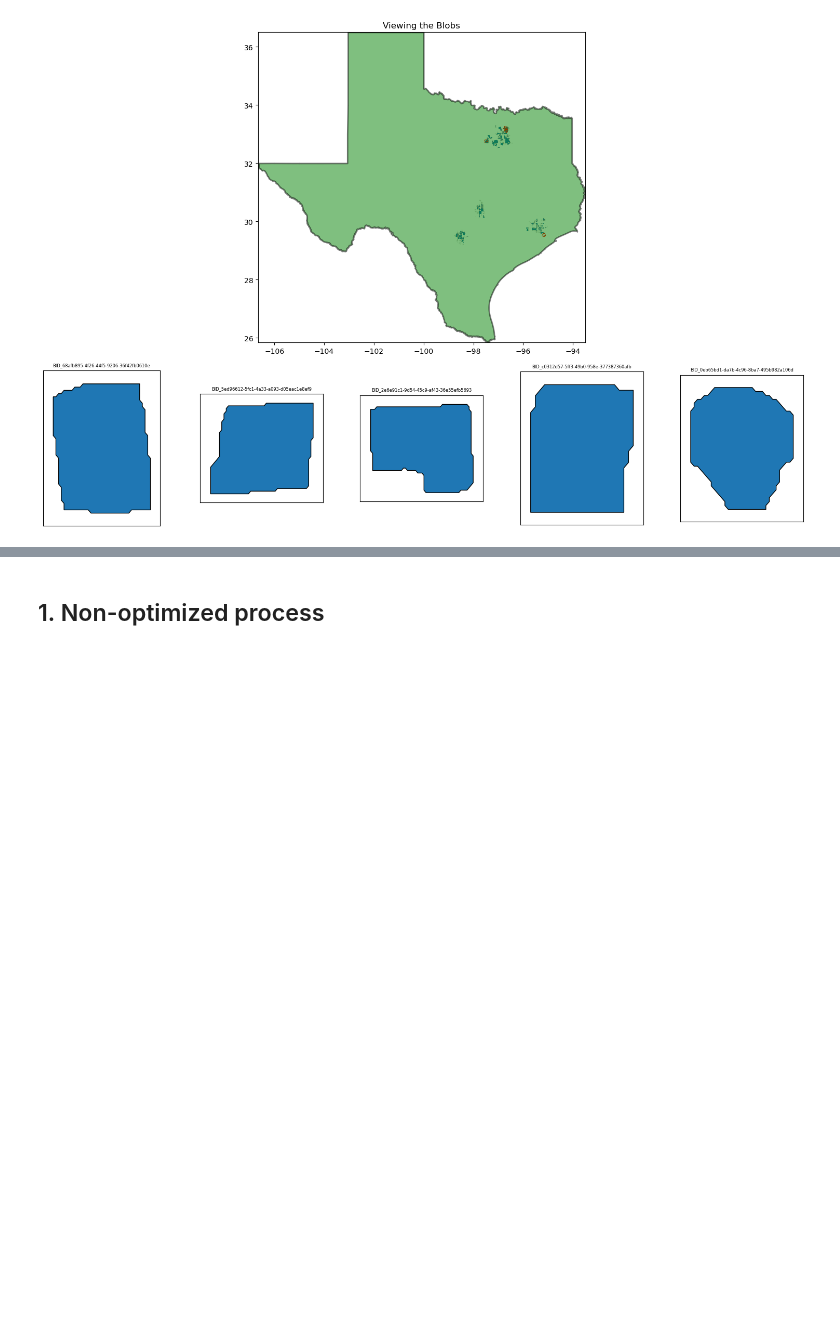
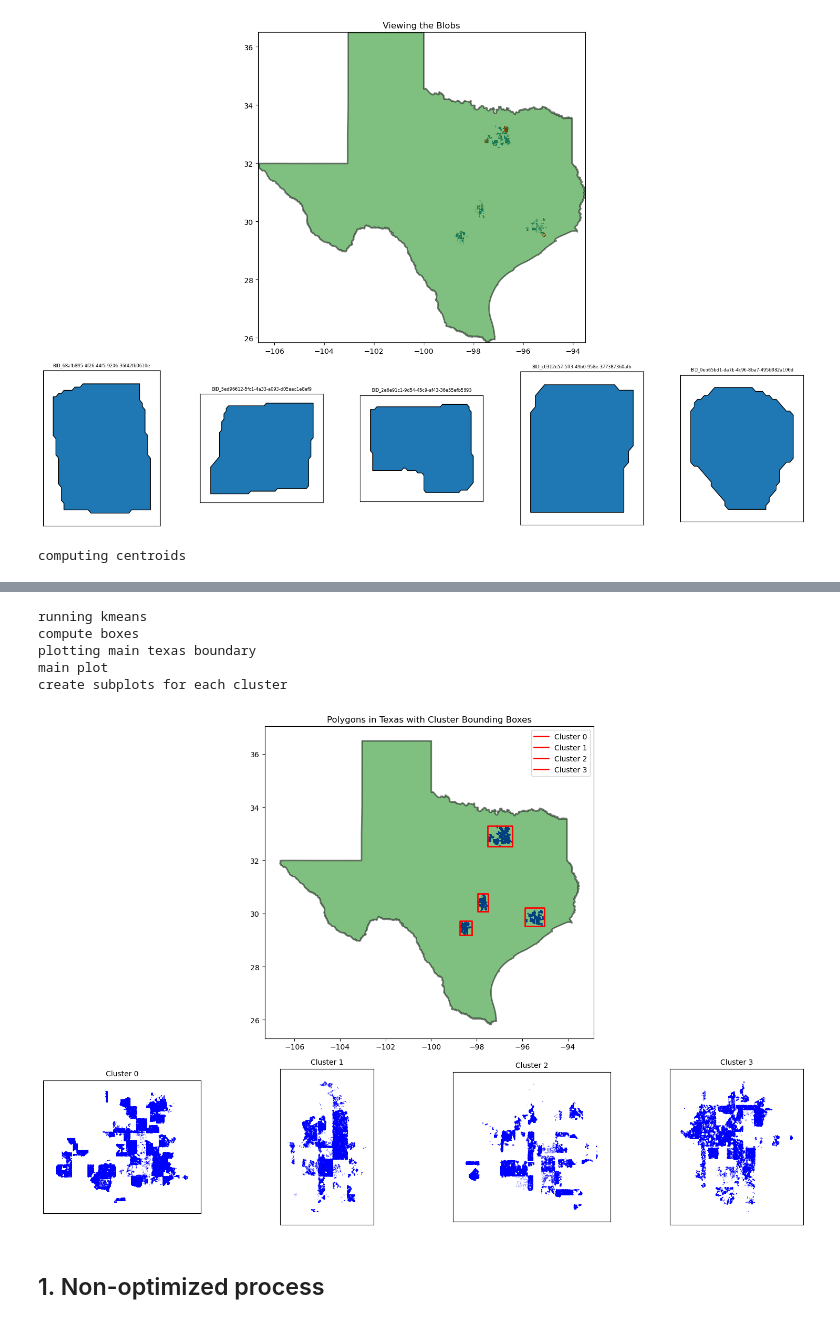
Before and after one commit to sralter/matching_optimization, a Jupyter notebook: matching.ipynb, the cells around one changed output, grey strips where cells are left out. Drawn from its saved outputs; the diff is of its cells as text; code cells hidden in the pictures; blank space fills up the shorter version.

```diff
--- a/matching.ipynb
+++ b/matching.ipynb
@@ -183,3 +183,75 @@ else:
     plt.show()
 # %% [output]
 [figure]
+# %%
+import geopandas as gpd
+from shapely.geometry import box
+import matplotlib.pyplot as plt
+import matplotlib.gridspec as gridspec
+from sklearn.cluster import KMeans
+
+# Assume gdf is your GeoDataFrame with the polygon data in Texas
+# Compute centroids
+print('computing centroids')
+gdf_plot = gdf.to_crs()
+gdf_plot['centroid'] = gdf_plot.geometry.centroid
+gdf_plot['centroid_x'] = gdf_plot.centroid.x
+gdf_plot['centroid_y'] = gdf_plot.centroid.y
+
+# Run k-means clustering (ensure coordinates are in a projected CRS if precision matters)
+print('running kmeans')
+X = gdf_plot[['centroid_x', 'centroid_y']].values
+kmeans = KMeans(n_clusters=4, random_state=42)
+gdf_plot['cluster'] = kmeans.fit_predict(X)
+
+# Compute bounding boxes for each cluster
+print('compute boxes')
+clusters = {}
+for cluster_label, group in gdf_plot.groupby('cluster'):
+    minx, miny, maxx, maxy = group.total_bounds
+    clusters[cluster_label] = box(minx, miny, maxx, maxy)
+
+# Plotting main Texas boundary, the polygons, and the bounding boxes
+print('plotting main texas boundary')
+fig = plt.figure(figsize=(15, 10))
+gs = gridspec.GridSpec(2, 1, height_ratios=[2, 1])
+
+# Main plot
+print('main plot')
+ax_main = fig.add_subplot(gs[0])
+gdf_plot.plot(ax=ax_main, facecolor='none', edgecolor='blue', linewidth=1)
+# Optionally, plot the Texas boundary if you have it
+texas_boundary = gpd.read_file('data/Texas_State_Boundary_1106215059088919288.geojson')
+texas_boundary.plot(ax=ax_main, alpha=0.5, color='green', edgecolor='black', linewidth=2)
+# Plot bounding boxes for clusters
+for cluster_label, bbox in clusters.items():
+    xs, ys = bbox.exterior.xy
+    ax_main.plot(xs, ys, color='red', linewidth=2, label=f'Cluster {cluster_label}')
+ax_main.set_title('Polygons in Texas with Cluster Bounding Boxes')
+ax_main.legend()
+
+# Create subplots for each cluster
+print('create subplots for each cluster')
+gs_sub = gridspec.GridSpecFromSubplotSpec(
+    nrows=1,
+    ncols=4,
+    subplot_spec=gs[1],
+    wspace=0.3)
+
+for cluster_label, group in gdf_plot.groupby('cluster'):
+    ax = fig.add_subplot(gs_sub[cluster_label])
+    group.plot(ax=ax, facecolor='none', edgecolor='blue')
+    # Adjust view to the cluster bounding box with a little buffer
+    minx, miny, maxx, maxy = group.total_bounds
+    x_buffer = (maxx - minx) * 0.1
+    y_buffer = (maxy - miny) * 0.1
+    ax.set_xlim(minx - x_buffer, maxx + x_buffer)
+    ax.set_ylim(miny - y_buffer, maxy + y_buffer)
+    ax.set_title(f'Cluster {cluster_label}', fontsize=10)
+    ax.set_xticks([])
+    ax.set_yticks([])
+
+plt.tight_layout()
+plt.show()
+# %% [output]
+computing centroids
@@ -185,0 +263,6 @@ else:
+running kmeans
+compute boxes
+plotting main texas boundary
+main plot
+create subplots for each cluster
+[figure, added]
```
Also changed, not shown: parts of 4 cells of this notebook, 1 other file.
